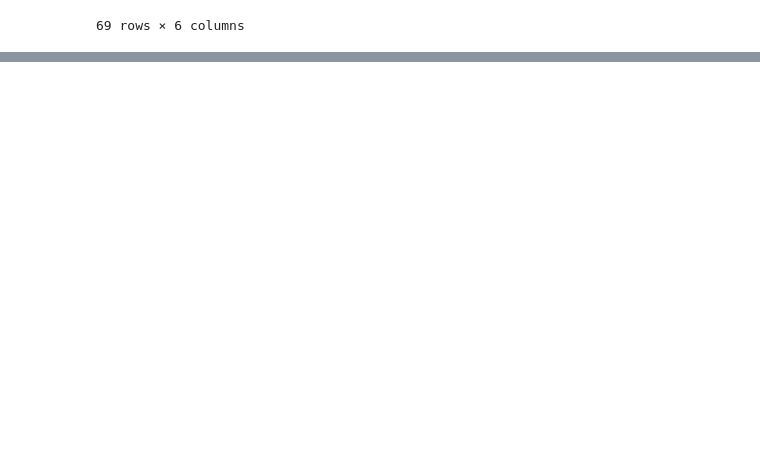
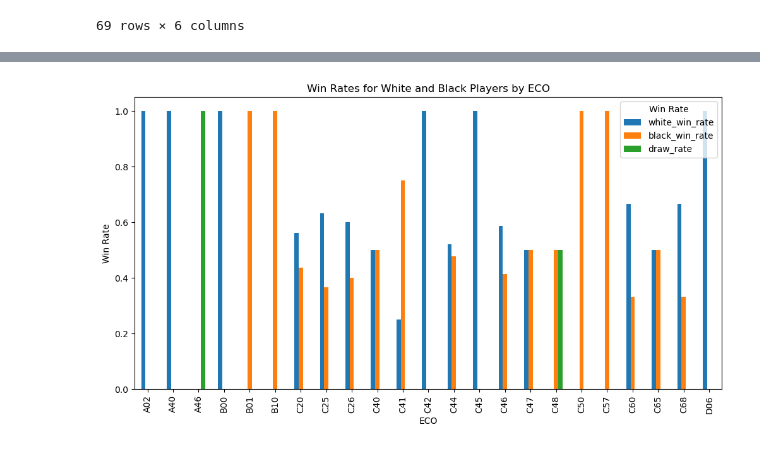
Before and after one commit to johnsonlarryl/csce-5320, a Jupyter notebook: notebooks/personal_positions.ipynb, the cells around one changed output, grey strips where cells are left out. Drawn from its saved outputs; the diff is of its cells as text; code cells hidden in the pictures; blank space fills up the shorter version.

Commit message:
#22 - Question 4 - Local Testing with small dataset sample

```diff
--- a/notebooks/personal_positions.ipynb
+++ b/notebooks/personal_positions.ipynb
@@ -742,0 +767,6 @@ hypothesis_test_question_7a
+# %%
+if ENVIRONMENT == ClusterMode.LOCAL:
+    with engine.connect() as session:
+        question_4a_games = pd.read_sql(question_4a_sql, con=session)
+
+question_4a_games
@@ -742,0 +791,6 @@ hypothesis_test_question_7a
+# %%
+question_4a_games_contingency_table = question_4a_games.pivot(index="eco",
+                                                    columns="outcome",
+                                                    values="count") \
+                                             .fillna(0)
+question_4a_games_contingency_table
@@ -742,0 +816,4 @@ hypothesis_test_question_7a
+# %%
+question_4a_games_results_rate = question_4a_games_contingency_table.copy()
+question_4a_games_results_rate["total_games"] = question_4a_games_contingency_table.sum(axis=1)
+question_4a_games_results_rate
@@ -742,0 +839,9 @@ hypothesis_test_question_7a
+# %%
+question_4a_games_results_rate["white_win_rate"] = question_4a_games_results_rate["white_win"] / \
+                                                   question_4a_games_results_rate["total_games"]
+
+question_4a_games_results_rate["black_win_rate"] = question_4a_games_results_rate["black_win"] / \
+                                                   question_4a_games_results_rate["total_games"]
+question_4a_games_results_rate["draw_rate"] = question_4a_games_results_rate["draw"] / \
+                                              question_4a_games_results_rate["total_games"]
+question_4a_games_results_rate
@@ -742,0 +867,10 @@ hypothesis_test_question_7a
+# %%
+question_4a_games_results_rate[["white_win_rate", "black_win_rate", "draw_rate"]].plot(kind="bar",
+                                                                                       figsize=(12, 6))
+plt.title("Win Rates for White and Black Players by ECO")
+plt.xlabel("ECO")
+plt.ylabel("Win Rate")
+plt.legend(title="Win Rate")
+plt.show()
+# %% [output]
+[figure, added]
```
Also changed, not shown: parts of 25 cells of this notebook.
